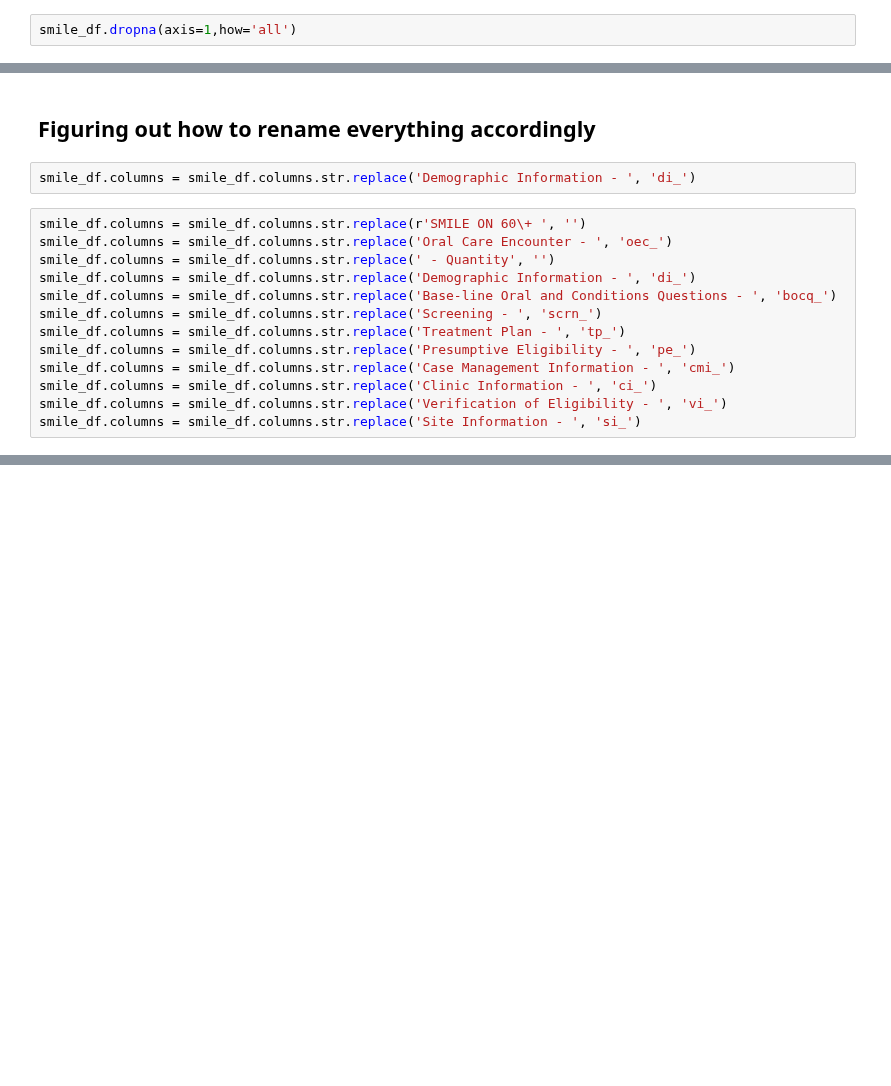
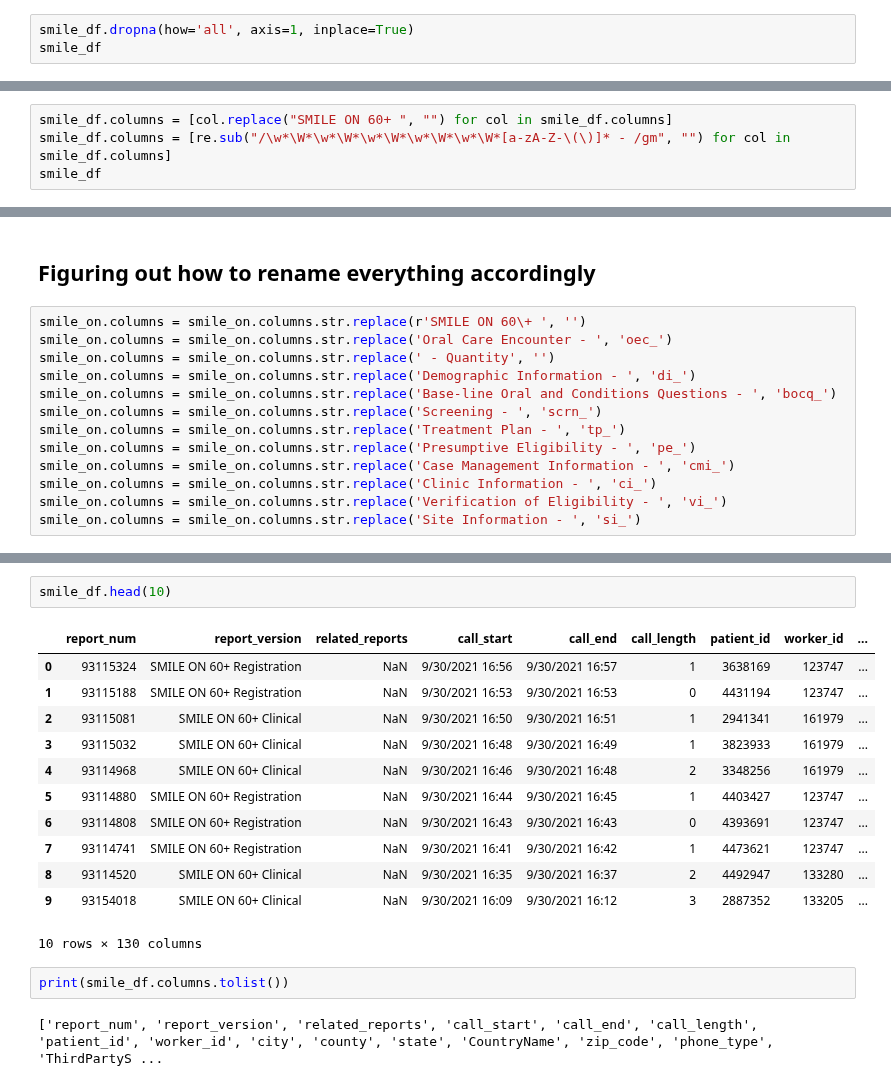
Before and after one commit to Jmiah789/smile-on-get_tootha_choppa, a Jupyter notebook: notebooks/Cleaning_Smile.ipynb, the cells around one changed output, grey strips where cells are left out. Drawn from its saved outputs; the diff is of its cells as text; blank space fills up the shorter version.

```diff
--- a/notebooks/Cleaning_Smile.ipynb
+++ b/notebooks/Cleaning_Smile.ipynb
@@ -14,4 +48,5 @@ print(smile_df.columns.tolist())
 # %% [markdown]
 ## Removing any collumns that only has null values
 # %%
-smile_df.dropna(axis=1,how='all')
+smile_df.dropna(how='all', axis=1, inplace=True)
+smile_df
@@ -17,0 +67,4 @@ smile_df.dropna(axis=1,how='all')
+# %%
+smile_df.columns = [col.replace("SMILE ON 60+ ", "") for col in smile_df.columns]
+smile_df.columns = [re.sub("/\w*\W*\w*\W*\w*\W*\w*\W*\w*\W*[a-zA-Z-\(\)]* - /gm", "") for col in smile_df.columns]
+smile_df
@@ -18,17 +73,15 @@ smile_df.dropna(axis=1,how='all')
 # %% [markdown]
 ## Figuring out how to rename everything accordingly
-# %%
-smile_df.columns = smile_df.columns.str.replace('Demographic Information - ', 'di_')
 # %%
-smile_df.columns = smile_df.columns.str.replace(r'SMILE ON 60\+ ', '')
-smile_df.columns = smile_df.columns.str.replace('Oral Care Encounter - ', 'oec_')
-smile_df.columns = smile_df.columns.str.replace(' - Quantity', '')
-smile_df.columns = smile_df.columns.str.replace('Demographic Information - ', 'di_')
-smile_df.columns = smile_df.columns.str.replace('Base-line Oral and Conditions Questions - ', 'bocq_')
-smile_df.columns = smile_df.columns.str.replace('Screening - ', 'scrn_')
-smile_df.columns = smile_df.columns.str.replace('Treatment Plan - ', 'tp_')
-smile_df.columns = smile_df.columns.str.replace('Presumptive Eligibility - ', 'pe_')
-smile_df.columns = smile_df.columns.str.replace('Case Management Information - ', 'cmi_')
-smile_df.columns = smile_df.columns.str.replace('Clinic Information - ', 'ci_')
-smile_df.columns = smile_df.columns.str.replace('Verification of Eligibility - ', 'vi_')
-smile_df.columns = smile_df.columns.str.replace('Site Information - ', 'si_')
+smile_on.columns = smile_on.columns.str.replace(r'SMILE ON 60\+ ', '')
+smile_on.columns = smile_on.columns.str.replace('Oral Care Encounter - ', 'oec_')
+smile_on.columns = smile_on.columns.str.replace(' - Quantity', '')
+smile_on.columns = smile_on.columns.str.replace('Demographic Information - ', 'di_')
+smile_on.columns = smile_on.columns.str.replace('Base-line Oral and Conditions Questions - ', 'bocq_')
+smile_on.columns = smile_on.columns.str.replace('Screening - ', 'scrn_')
+smile_on.columns = smile_on.columns.str.replace('Treatment Plan - ', 'tp_')
+smile_on.columns = smile_on.columns.str.replace('Presumptive Eligibility - ', 'pe_')
+smile_on.columns = smile_on.columns.str.replace('Case Management Information - ', 'cmi_')
+smile_on.columns = smile_on.columns.str.replace('Clinic Information - ', 'ci_')
+smile_on.columns = smile_on.columns.str.replace('Verification of Eligibility - ', 'vi_')
+smile_on.columns = smile_on.columns.str.replace('Site Information - ', 'si_')
@@ -36,0 +154,19 @@ smile_df.head(10)
+# %%
+smile_df.head(10)
+# %% [output]
+|  | report_num | report_version | related_reports | call_start | call_end | call_length | patient_id | worker_id | ... |
+| 0 | 93115324 | SMILE ON 60+ Registration | NaN | 9/30/2021 16:56 | 9/30/2021 16:57 | 1 | 3638169 | 123747 | ... |
+| 1 | 93115188 | SMILE ON 60+ Registration | NaN | 9/30/2021 16:53 | 9/30/2021 16:53 | 0 | 4431194 | 123747 | ... |
+| 2 | 93115081 | SMILE ON 60+ Clinical | NaN | 9/30/2021 16:50 | 9/30/2021 16:51 | 1 | 2941341 | 161979 | ... |
+| 3 | 93115032 | SMILE ON 60+ Clinical | NaN | 9/30/2021 16:48 | 9/30/2021 16:49 | 1 | 3823933 | 161979 | ... |
+| 4 | 93114968 | SMILE ON 60+ Clinical | NaN | 9/30/2021 16:46 | 9/30/2021 16:48 | 2 | 3348256 | 161979 | ... |
+| 5 | 93114880 | SMILE ON 60+ Registration | NaN | 9/30/2021 16:44 | 9/30/2021 16:45 | 1 | 4403427 | 123747 | ... |
+| 6 | 93114808 | SMILE ON 60+ Registration | NaN | 9/30/2021 16:43 | 9/30/2021 16:43 | 0 | 4393691 | 123747 | ... |
+| 7 | 93114741 | SMILE ON 60+ Registration | NaN | 9/30/2021 16:41 | 9/30/2021 16:42 | 1 | 4473621 | 123747 | ... |
+| 8 | 93114520 | SMILE ON 60+ Clinical | NaN | 9/30/2021 16:35 | 9/30/2021 16:37 | 2 | 4492947 | 133280 | ... |
+| 9 | 93154018 | SMILE ON 60+ Clinical | NaN | 9/30/2021 16:09 | 9/30/2021 16:12 | 3 | 2887352 | 133205 | ... |
+10 rows × 130 columns
+# %%
+print(smile_df.columns.tolist())
+# %% [output]
+['report_num', 'report_version', 'related_reports', 'call_start', 'call_end', 'call_length', 'patient_id', 'worker_id', 'city', 'county', 'state', 'CountryName', 'zip_code', 'phone_type', 'ThirdPartyS ...
```
Also changed, not shown: parts of 14 cells of this notebook.
